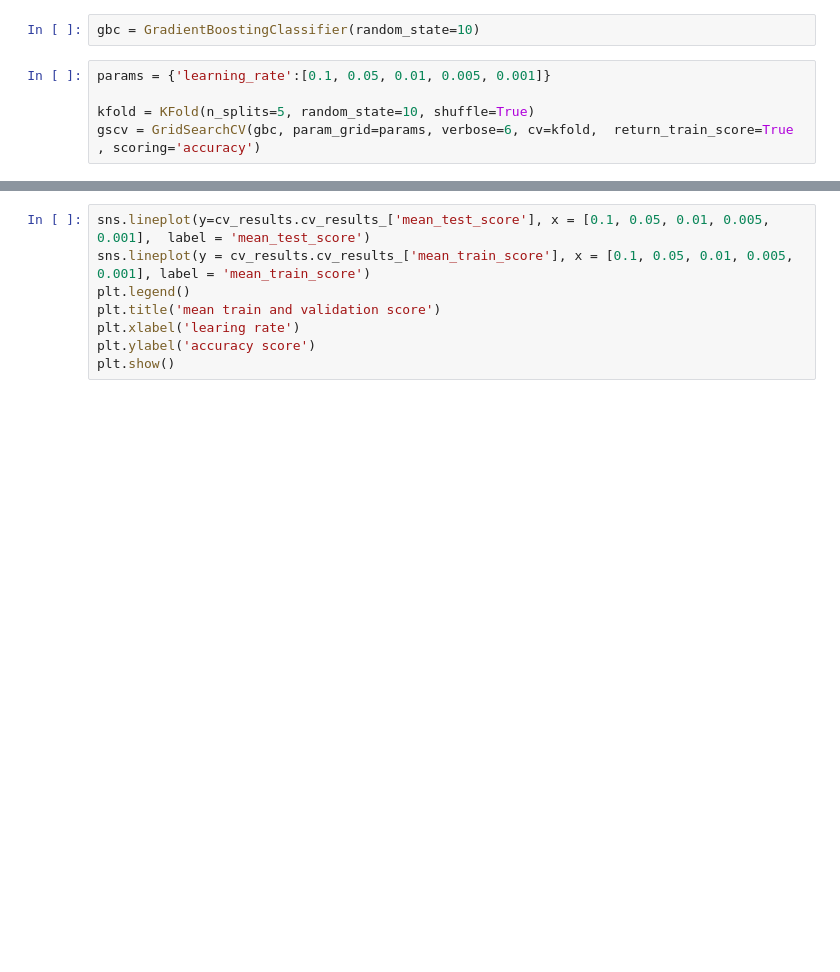
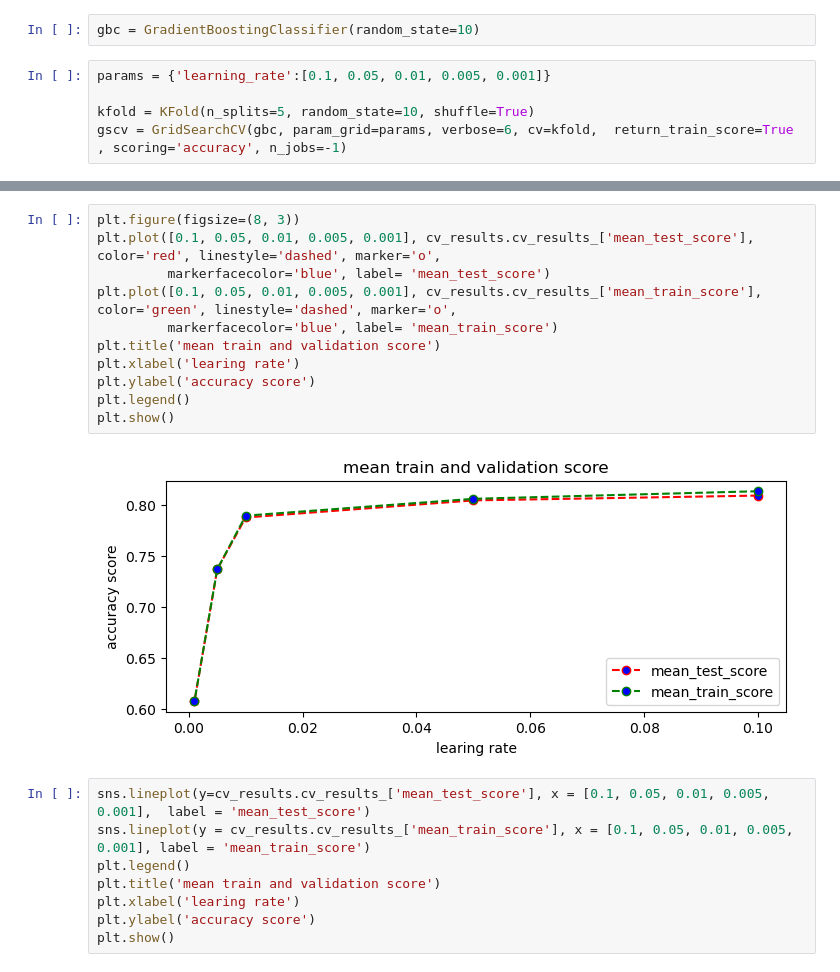
Before and after one commit to UpendraSinghRathore85/ML-Projects-Python, a Jupyter notebook: Supervised Algorithms/Day 141 - ML Boosting -2.ipynb, the cells around one changed output, grey strips where cells are left out. Saved outputs shown, nothing was run; the diff lists cells and outputs as text; blank space fills up the shorter version.

```diff
--- a/Supervised Algorithms/Day 141 - ML Boosting -2.ipynb
+++ b/Supervised Algorithms/Day 141 - ML Boosting -2.ipynb
@@ -264,7 +264,7 @@ gbc = GradientBoostingClassifier(random_state=10)
 params = {'learning_rate':[0.1, 0.05, 0.01, 0.005, 0.001]}
 
 kfold = KFold(n_splits=5, random_state=10, shuffle=True)
-gscv = GridSearchCV(gbc, param_grid=params, verbose=6, cv=kfold,  return_train_score=True , scoring='accuracy')
+gscv = GridSearchCV(gbc, param_grid=params, verbose=6, cv=kfold,  return_train_score=True , scoring='accuracy', n_jobs=-1)
 # %%
 cv_results = gscv.fit(X_train, y_train)
 # %% [output]
@@ -288,3 +292,16 @@ Fitting 5 folds for each of 5 candidates, totalling 25 fits
+# %%
+plt.figure(figsize=(8, 3))
+plt.plot([0.1, 0.05, 0.01, 0.005, 0.001], cv_results.cv_results_['mean_test_score'], color='red', linestyle='dashed', marker='o',
+         markerfacecolor='blue', label= 'mean_test_score')
+plt.plot([0.1, 0.05, 0.01, 0.005, 0.001], cv_results.cv_results_['mean_train_score'], color='green', linestyle='dashed', marker='o',
+         markerfacecolor='blue', label= 'mean_train_score')
+plt.title('mean train and validation score')
+plt.xlabel('learing rate')
+plt.ylabel('accuracy score')
+plt.legend()
+plt.show()
+# %% [output]
+[figure, added]
 # %%
 sns.lineplot(y=cv_results.cv_results_['mean_test_score'], x = [0.1, 0.05, 0.01, 0.005, 0.001],  label = 'mean_test_score')
 sns.lineplot(y = cv_results.cv_results_['mean_train_score'], x = [0.1, 0.05, 0.01, 0.005, 0.001], label = 'mean_train_score')
```
Also changed, not shown: parts of 16 cells of this notebook.
